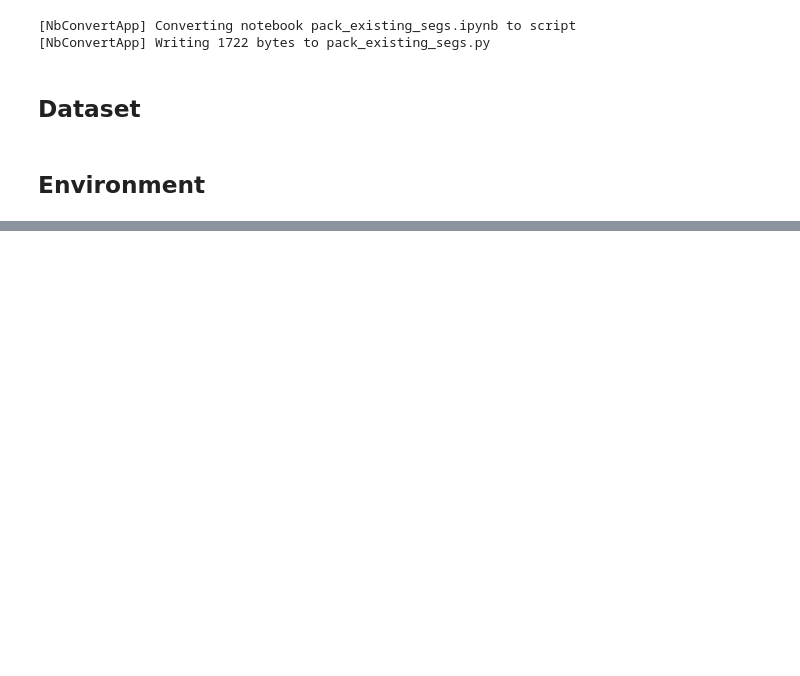
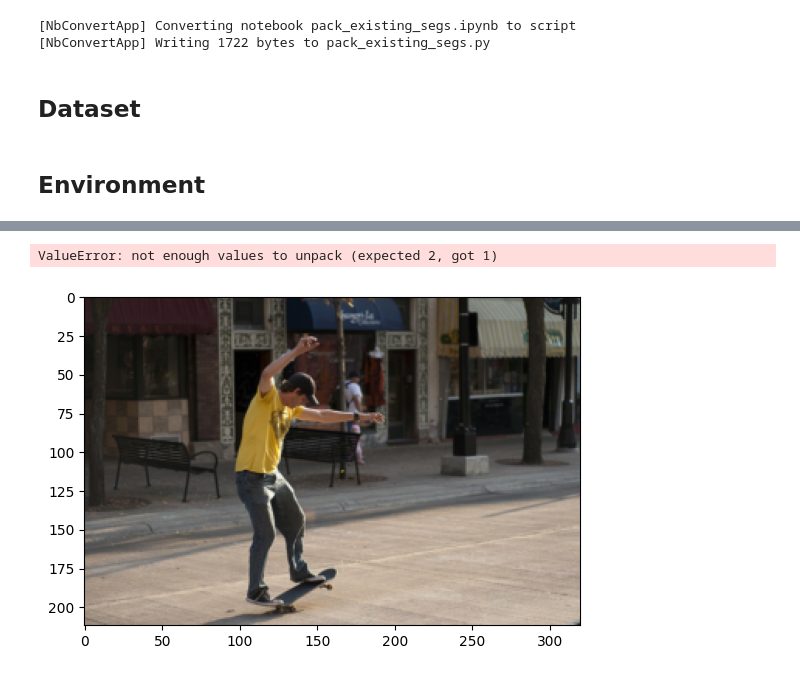
Before and after one commit to moeiniamir/AttentionRL, a Jupyter notebook: v2/agent1.ipynb, the cells around one changed output, grey strips where cells are left out. Cells and saved outputs as stored; diff of their text form; code cells hidden in the pictures; blank space fills up the shorter version.

```diff
--- a/v2/agent1.ipynb
+++ b/v2/agent1.ipynb
@@ -452,41 +410,43 @@ class Q_network(nn.Module):
 # %%
+%lprun
 if __name__ == "__main__":
-    lr, epoch, batch_size = 1e-4, 10, 128
+    # os.environ["PYTORCH_CUDA_ALLOC_CONF"] = "max_split_size_mb:512"
+    lr, epoch, batch_size = 1e-3, 1, 128
     test_num = 10
     gamma, n_step, target_freq = 0.9, 1, 400
-    buffer_size = 20000
+    buffer_size = 10000
     eps_start, eps_end = 0.9, 0.05
     eps_train, eps_test = np.linspace(eps_start, eps_end, epoch), 0.05
-    step_per_epoch, step_per_collect = 1000, 100
-    # dataset = COCODataset(root="../Data/COCO17", train=True)
-    dataset = COCODatasetSegFirst(root="../Data/COCO17", train=True, len=1)
+    step_per_epoch, step_per_collect = 2000, 100
+    dataset = COCODataset(root="../Data/COCO17", train=True, indices=[46], no_seg=True)
     dataloader = D.DataLoader(dataset, batch_size=1, shuffle=True)
     # train_envs = ts.env.SubprocVectorEnv([lambda: TimeLimit(Environment(dataloader), 100) for _ in range(1)])
-    train_envs = ts.env.DummyVectorEnv([lambda: TimeLimit(Environment(dataloader), 100) for _ in range(1)])
+    train_envs = ts.env.DummyVectorEnv([lambda: TimeLimit(Environment(dataloader, (32, 32)), 20) for _ in range(1)])
     # test_envs = ts.env.SubprocVectorEnv([lambda: TimeLimit(Environment(dataloader), 100) for _ in range(1)])
     action_count = train_envs.get_env_attr('action_space', 0)[0].n
     net = Q_network(action_count).to(device)
     optim = torch.optim.Adam(net.parameters(), lr=lr)
-    policy = ts.policy.DQNPolicy(net, optim, discount_factor=gamma, estimation_step=n_step, target_update_freq=target_freq)
+    # policy = ts.policy.DQNPolicy(net, optim, discount_factor=gamma, estimation_step=n_step, target_update_freq=target_freq)
+    policy = CustomDQNPolicy(net, optim, discount_factor=gamma, estimation_step=n_step, target_update_freq=target_freq)
+    # register_hooks(policy.model)
     replay_buffer = ts.data.VectorReplayBuffer(buffer_size, len(train_envs))
     train_collector = ts.data.Collector(policy, train_envs, replay_buffer, exploration_noise=True)
     # test_collector = ts.data.Collector(policy, test_envs, exploration_noise=True)
-    # logger = WandbLogger(
+    # wandb_logger = WandbLogger(
     #     train_interval=1,
     #     test_interval=1,
     #     update_interval=1,
     #     project="AttentionRL",
-    #     name="testname",
-    #     mode='disabled',
     # )
-    # logger.load(SummaryWriter("./logs"))
+    # wandb_logger.load(SummaryWriter("./logs"))
 
-    result = ts.trainer.offpolicy_trainer(
-        policy=policy, train_collector=train_collector,test_collector=None, episode_per_test=test_num, max_epoch=epoch, step_per_epoch=step_per_epoch, step_per_collect=step_per_collect,
-        batch_size=batch_size, update_per_step=1 / step_per_collect,
-        train_fn=lambda epoch, env_step: policy.set_eps(eps_train[epoch-1]),
+    result = custom_offpolicy_trainer(
+        policy=policy, train_collector=train_collector, test_collector=None, episode_per_test=test_num, max_epoch=epoch,
+        step_per_epoch=step_per_epoch, step_per_collect=step_per_collect,
+        batch_size=batch_size, update_per_step=1 / step_per_collect * 2,
+        train_fn=get_train_fn(policy, eps_train),
         test_fn=lambda epoch, env_step: policy.set_eps(eps_test),
         stop_fn=lambda mean_rewards: mean_rewards >= 0,
-        # logger=logger
+        # logger=wandb_logger
     )
 # %% [output]
@@ -494,2 +595,10 @@ torch.Size([256, 576]) torch.Size([3, 256, 576])
+# %%
+if __name__ == "__main__":
+    env = TimeLimit(Environment(dataloader, (32, 32)), 200)
+    ut.show_masks_on_image(einops.rearrange(env.current_image, '1 c h w -> h w c'), env.current_seg.cpu().numpy())
+    plt.show()
+# %% [output]
+ValueError: not enough values to unpack (expected 2, got 1)
+[figure, added]
 # %%
 if __name__ == "__main__":
```
Also changed, not shown: parts of 15 cells of this notebook, 3 other files.
